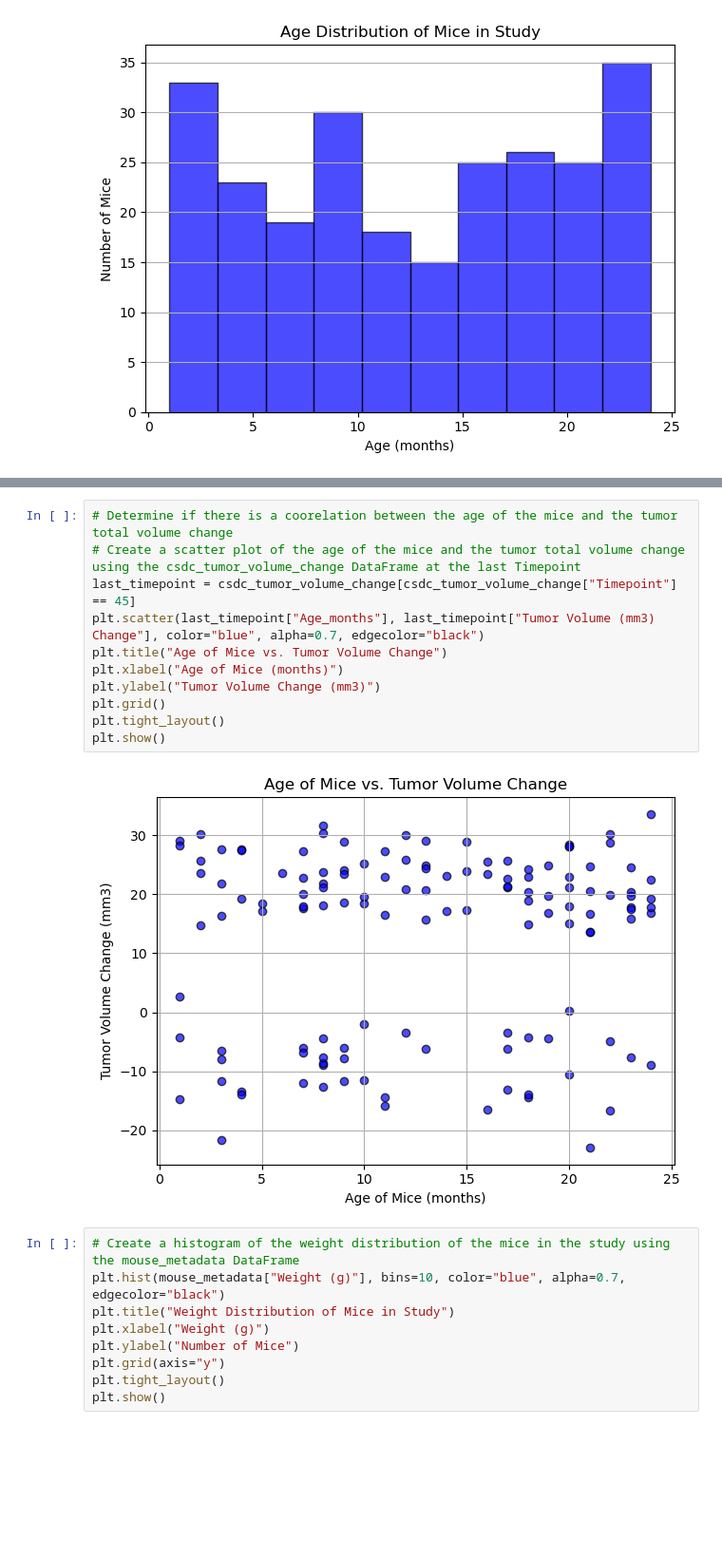
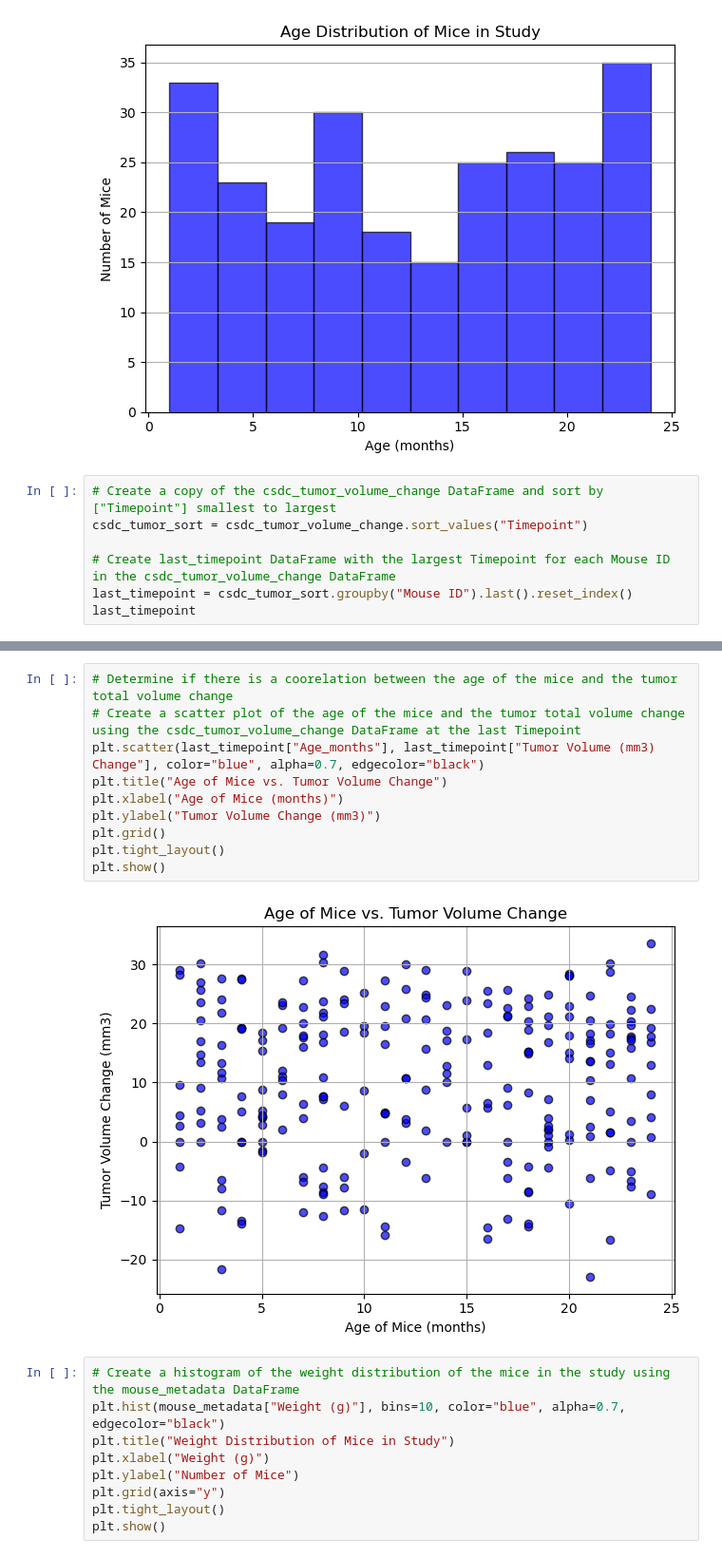
Before and after one commit to Jon-Pierson/pymaceuticals_capomulin_study, a Jupyter notebook: capomulin_data_analysis.ipynb, the cells around one changed output, grey strips where cells are left out. Shown at 95% size. Drawn from its saved outputs; the diff is of its cells as text; blank space fills up the shorter version.

```diff
--- a/capomulin_data_analysis.ipynb
+++ b/capomulin_data_analysis.ipynb
@@ -245,3 +245,10 @@ plt.tight_layout()
 plt.show()
 # %% [output]
 [figure]
+# %%
+# Create a copy of the csdc_tumor_volume_change DataFrame and sort by ["Timepoint"] smallest to largest
+csdc_tumor_sort = csdc_tumor_volume_change.sort_values("Timepoint")
+
+# Create last_timepoint DataFrame with the largest Timepoint for each Mouse ID in the csdc_tumor_volume_change DataFrame
+last_timepoint = csdc_tumor_sort.groupby("Mouse ID").last().reset_index()
+last_timepoint
@@ -248,16 +269,15 @@ plt.show()
 # %%
 # Determine if there is a coorelation between the age of the mice and the tumor total volume change
 # Create a scatter plot of the age of the mice and the tumor total volume change using the csdc_tumor_volume_change DataFrame at the last Timepoint
-last_timepoint = csdc_tumor_volume_change[csdc_tumor_volume_change["Timepoint"] == 45]
 plt.scatter(last_timepoint["Age_months"], last_timepoint["Tumor Volume (mm3) Change"], color="blue", alpha=0.7, edgecolor="black")
 plt.title("Age of Mice vs. Tumor Volume Change")
 plt.xlabel("Age of Mice (months)")
 plt.ylabel("Tumor Volume Change (mm3)")
 plt.grid()
 plt.tight_layout()
 plt.show()
 # %% [output]
-[figure, old version]
+[figure, new version]
 # %%
 # Create a histogram of the weight distribution of the mice in the study using the mouse_metadata DataFrame
 plt.hist(mouse_metadata["Weight (g)"], bins=10, color="blue", alpha=0.7, edgecolor="black")
```
Also changed, not shown: parts of 7 cells of this notebook, 4 other files.
